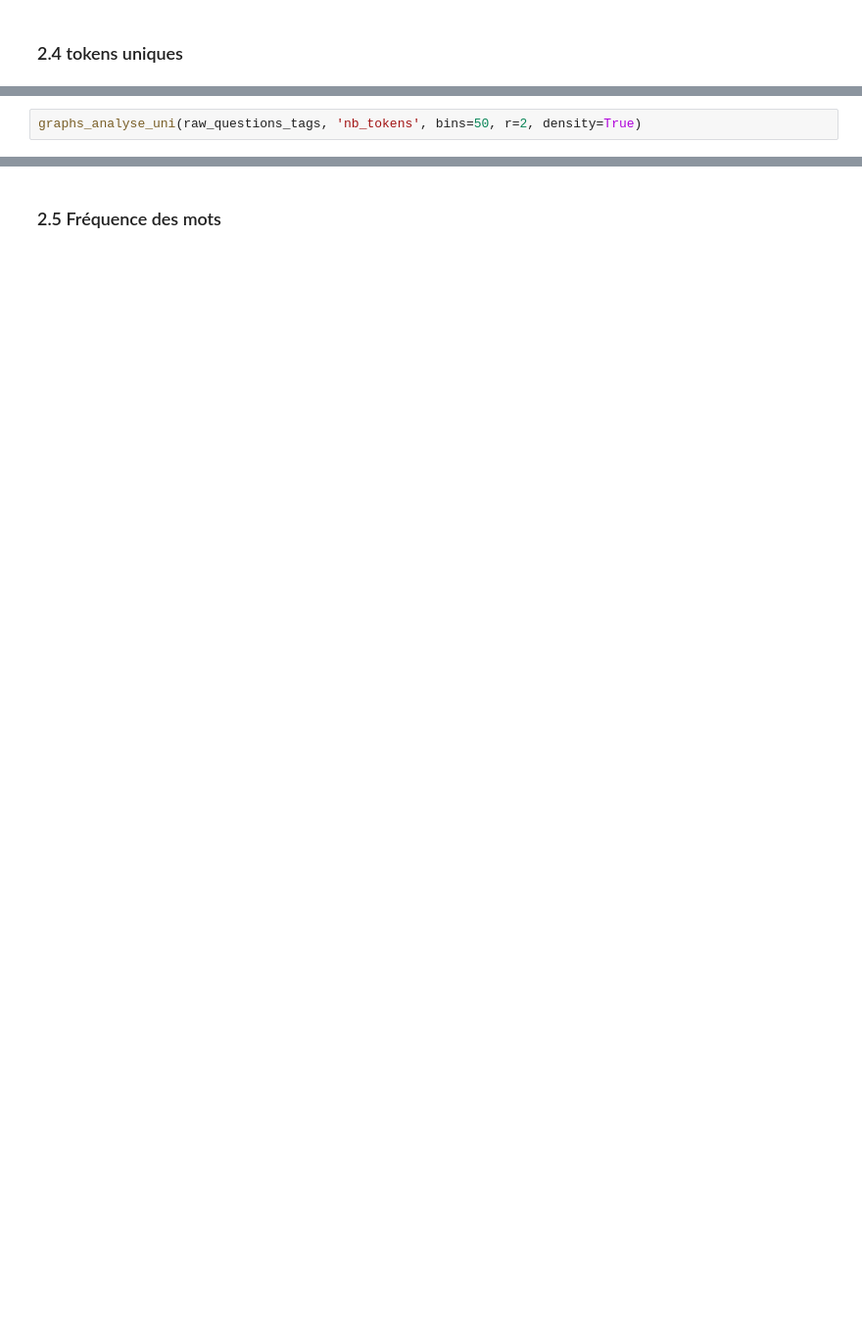
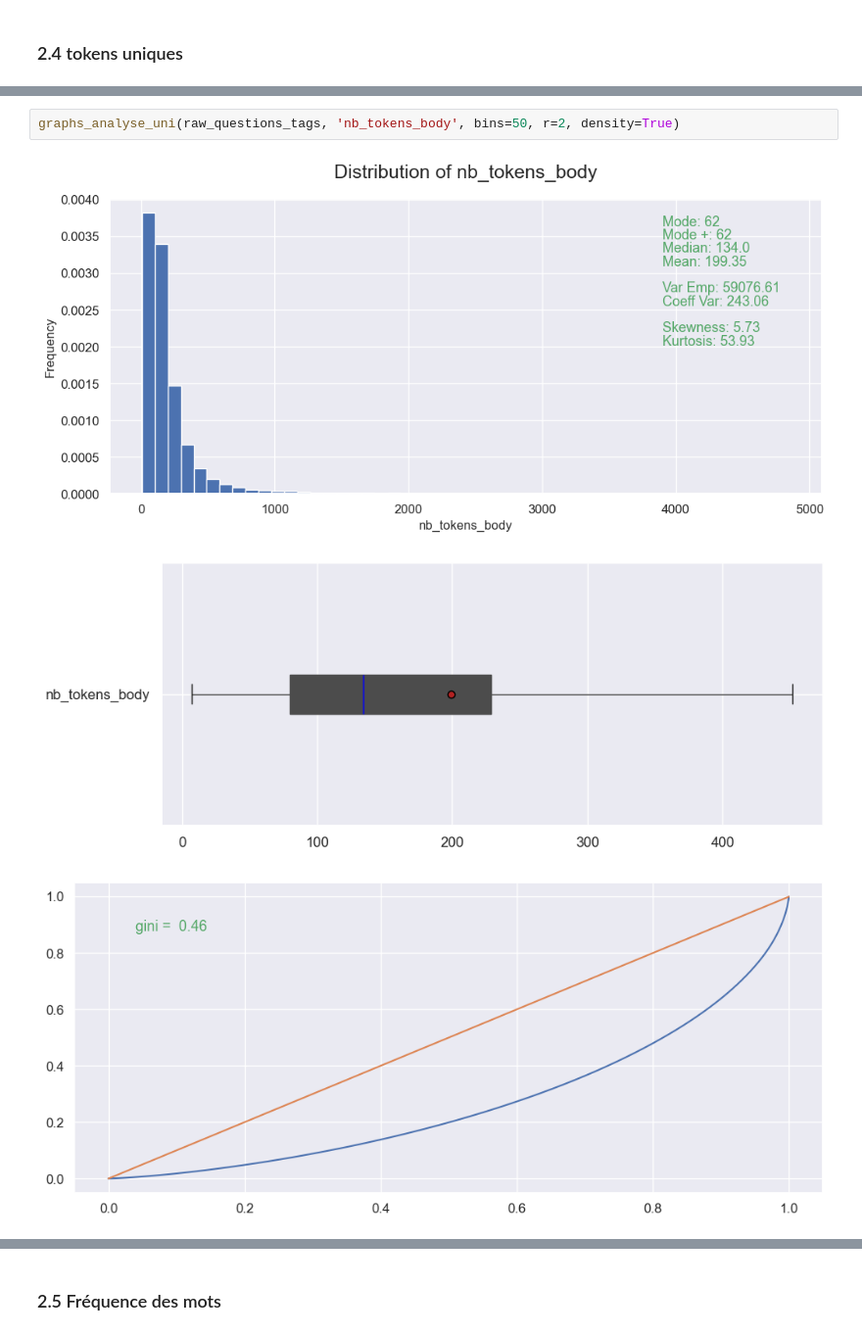
Before and after one commit to Kiwinokoto/ML_student, a Jupyter notebook: notebooks/Oudelet_Kevin_1_notebook_exploration_271123.ipynb, the cells around one changed output, grey strips where cells are left out. Shown: that part at 98% size. Cells and saved outputs as stored; diff of their text form; blank space fills up the shorter version.

```diff
--- a/notebooks/Oudelet_Kevin_1_notebook_exploration_271123.ipynb
+++ b/notebooks/Oudelet_Kevin_1_notebook_exploration_271123.ipynb
@@ -721,3 +784,7 @@ plt.show()
 # %%
-graphs_analyse_uni(raw_questions_tags, 'nb_tokens', bins=50, r=2, density=True)
+graphs_analyse_uni(raw_questions_tags, 'nb_tokens_body', bins=50, r=2, density=True)
+# %% [output]
+[figure, added]
+[figure, added]
+[figure, added]
 # %%
```
Also changed, not shown: parts of 17 cells of this notebook.
